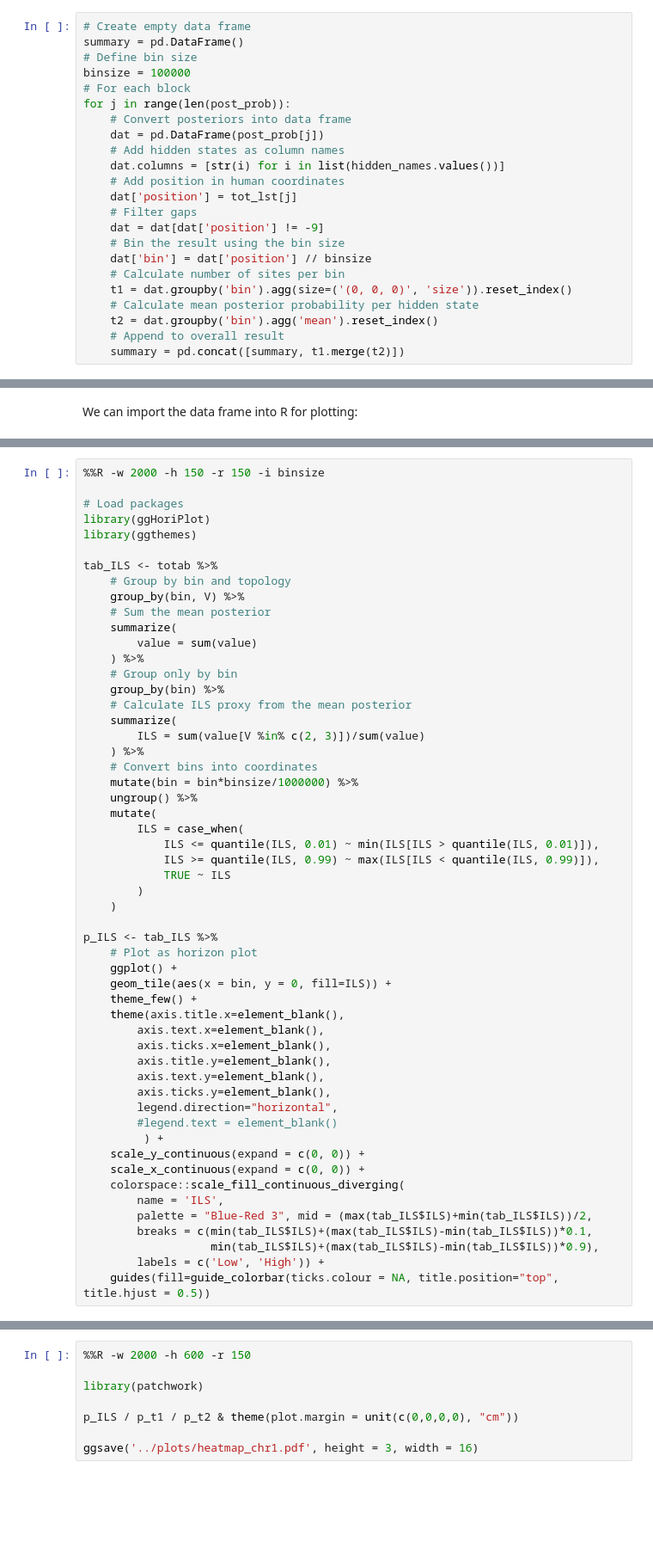
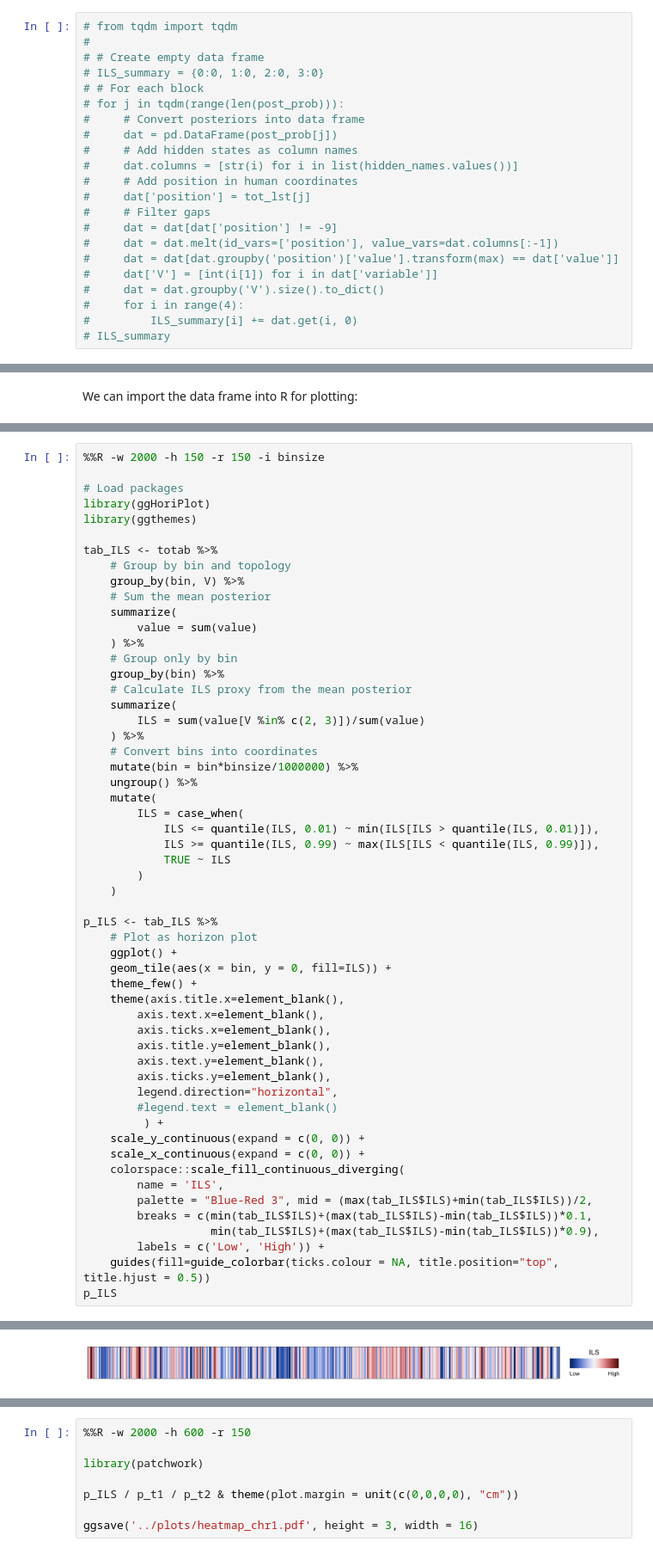
Before and after one commit to rivasiker/trails_paper, a Jupyter notebook: chr1/analyses/full_chr1.ipynb, the cells around one changed output, grey strips where cells are left out. Shown at 86% size. Cells and saved outputs as stored; diff of their text form; blank space fills up the shorter version.

Commit message:
Update figures

```diff
--- a/chr1/analyses/full_chr1.ipynb
+++ b/chr1/analyses/full_chr1.ipynb
@@ -195,23 +264,22 @@ In order to summarize the data, we will calculate the mean posterior probability
 # %%
-# Create empty data frame
-summary = pd.DataFrame()
-# Define bin size
-binsize = 100000
-# For each block
-for j in range(len(post_prob)):
-    # Convert posteriors into data frame
-    dat = pd.DataFrame(post_prob[j])
-    # Add hidden states as column names
-    dat.columns = [str(i) for i in list(hidden_names.values())]
-    # Add position in human coordinates
-    dat['position'] = tot_lst[j]
-    # Filter gaps
-    dat = dat[dat['position'] != -9]
-    # Bin the result using the bin size
-    dat['bin'] = dat['position'] // binsize
-    # Calculate number of sites per bin
-    t1 = dat.groupby('bin').agg(size=('(0, 0, 0)', 'size')).reset_index()
-    # Calculate mean posterior probability per hidden state
-    t2 = dat.groupby('bin').agg('mean').reset_index()
-    # Append to overall result
-    summary = pd.concat([summary, t1.merge(t2)])
+# from tqdm import tqdm
+#
+# # Create empty data frame
+# ILS_summary = {0:0, 1:0, 2:0, 3:0}
+# # For each block
+# for j in tqdm(range(len(post_prob))):
+#     # Convert posteriors into data frame
+#     dat = pd.DataFrame(post_prob[j])
+#     # Add hidden states as column names
+#     dat.columns = [str(i) for i in list(hidden_names.values())]
+#     # Add position in human coordinates
+#     dat['position'] = tot_lst[j]
+#     # Filter gaps
+#     dat = dat[dat['position'] != -9]
+#     dat = dat.melt(id_vars=['position'], value_vars=dat.columns[:-1])
+#     dat = dat[dat.groupby('position')['value'].transform(max) == dat['value']]
+#     dat['V'] = [int(i[1]) for i in dat['variable']]
+#     dat = dat.groupby('V').size().to_dict()
+#     for i in range(4):
+#         ILS_summary[i] += dat.get(i, 0)
+# ILS_summary
@@ -313,33 +405,35 @@ tab_ILS <- totab %>%
             ILS >= quantile(ILS, 0.99) ~ max(ILS[ILS < quantile(ILS, 0.99)]),
             TRUE ~ ILS
         )
     )
 
 p_ILS <- tab_ILS %>%
     # Plot as horizon plot
     ggplot() +
     geom_tile(aes(x = bin, y = 0, fill=ILS)) +
     theme_few() +
     theme(axis.title.x=element_blank(),
         axis.text.x=element_blank(),
         axis.ticks.x=element_blank(),
         axis.title.y=element_blank(),
         axis.text.y=element_blank(),
         axis.ticks.y=element_blank(),
         legend.direction="horizontal",
         #legend.text = element_blank()
          ) +
     scale_y_continuous(expand = c(0, 0)) +
     scale_x_continuous(expand = c(0, 0)) +
     colorspace::scale_fill_continuous_diverging(
         name = 'ILS',
         palette = "Blue-Red 3", mid = (max(tab_ILS$ILS)+min(tab_ILS$ILS))/2,
         breaks = c(min(tab_ILS$ILS)+(max(tab_ILS$ILS)-min(tab_ILS$ILS))*0.1,
                    min(tab_ILS$ILS)+(max(tab_ILS$ILS)-min(tab_ILS$ILS))*0.9),
         labels = c('Low', 'High')) +
     guides(fill=guide_colorbar(ticks.colour = NA, title.position="top", title.hjust = 0.5))
+p_ILS
 # %% [output]
 `summarise()` has grouped output by 'bin'. You can override using the `.groups` argument.
+[figure, added]
 # %%
 %%R -w 2000 -h 300 -r 150
 
```
Also changed, not shown: parts of 23 cells of this notebook, 11 other files.
